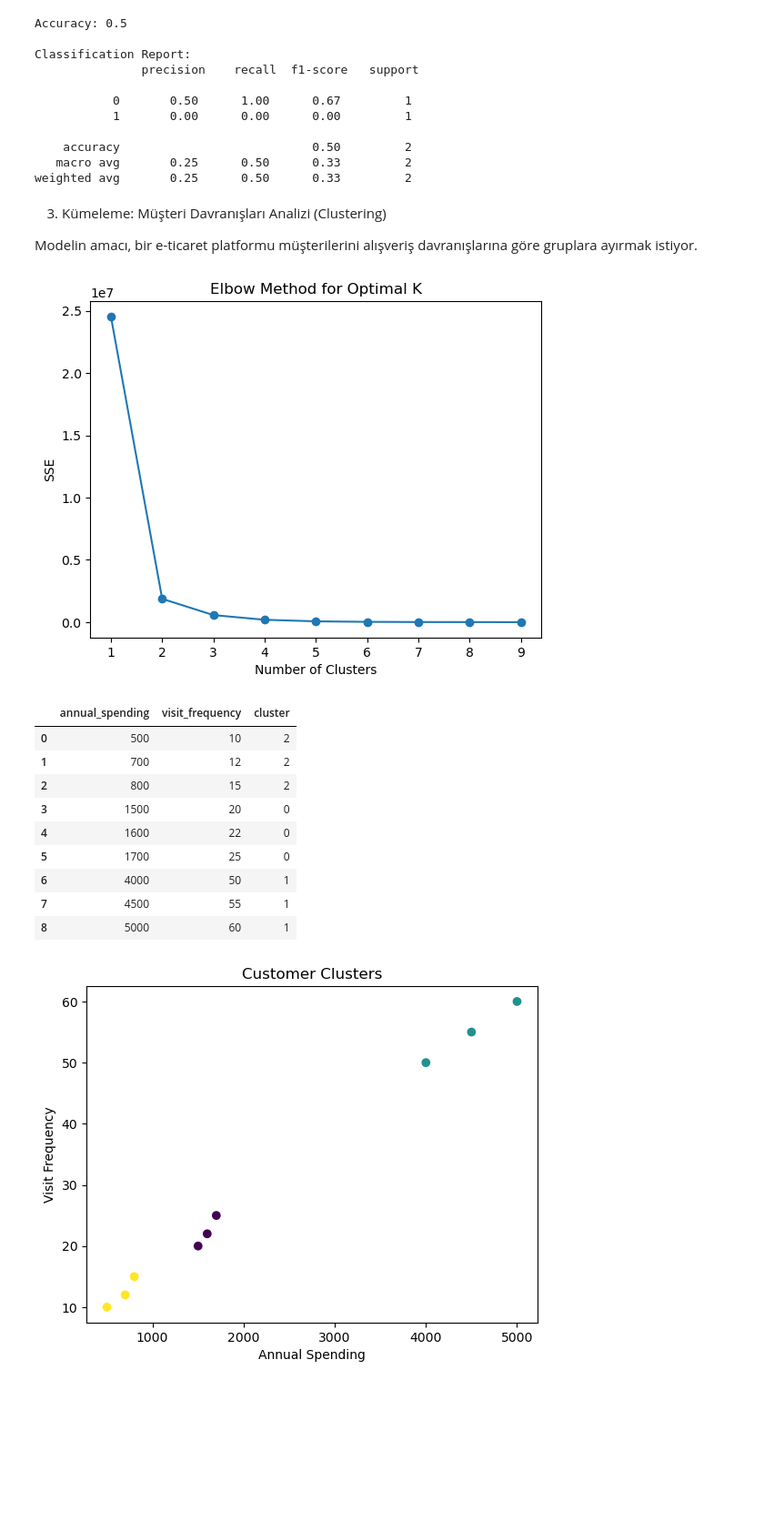
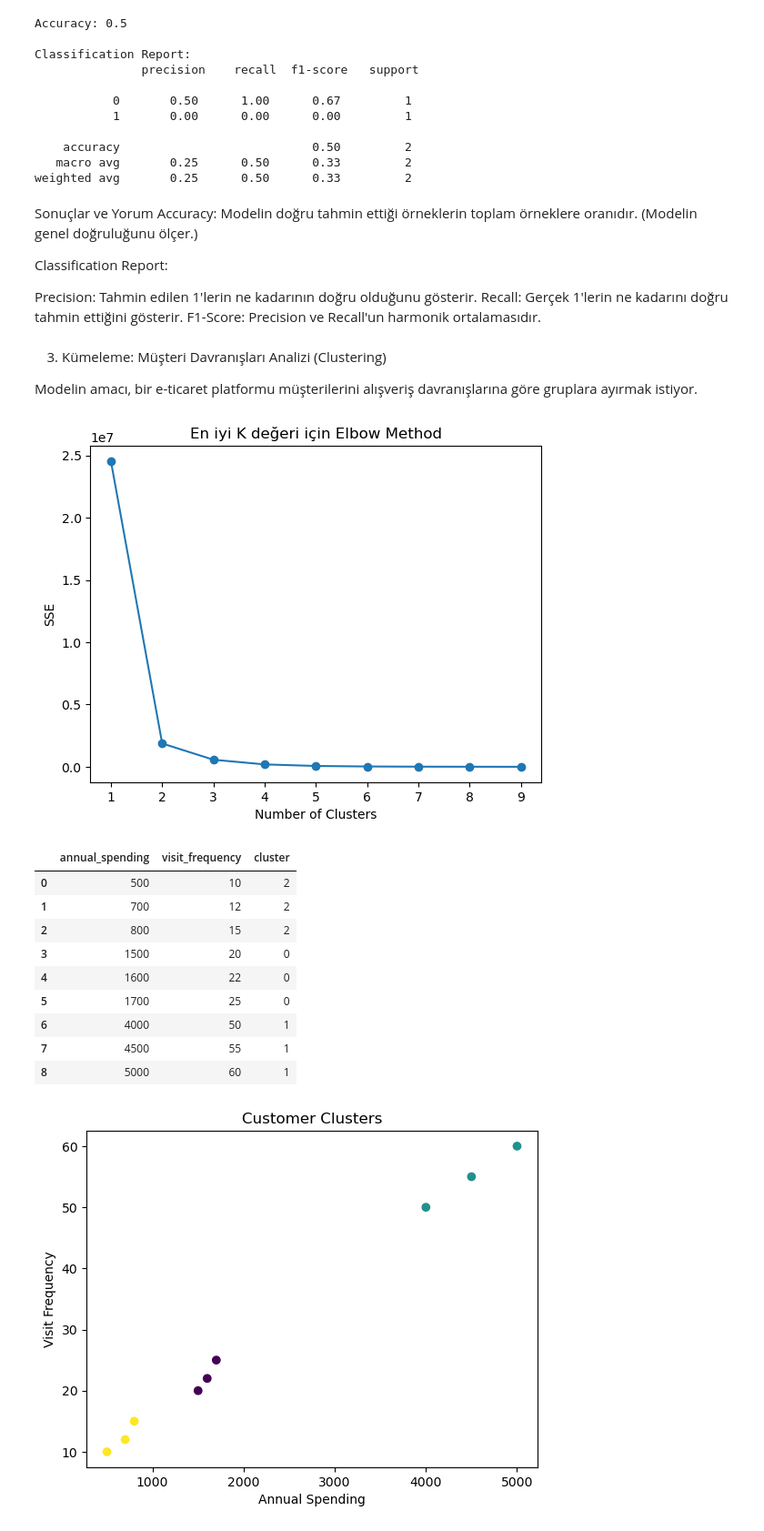
Before and after one commit to onurcakili/dataScienceRepository, a Jupyter notebook: DataScience_Python_Roadmap.ipynb, the cells around one changed output. Shown at 91% size. Drawn from its saved outputs; the diff is of its cells as text; code cells hidden in the pictures; blank space fills up the shorter version.

```diff
--- a/DataScience_Python_Roadmap.ipynb
+++ b/DataScience_Python_Roadmap.ipynb
@@ -1563,6 +1563,15 @@ Classification Report:
     accuracy                           0.50         2
    macro avg       0.25      0.50      0.33         2
 weighted avg       0.25      0.50      0.33         2
+# %% [markdown]
+Sonuçlar ve Yorum
+Accuracy: Modelin doğru tahmin ettiği örneklerin toplam örneklere oranıdır. (Modelin genel doğruluğunu ölçer.)
+
+Classification Report:
+
+Precision: Tahmin edilen 1'lerin ne kadarının doğru olduğunu gösterir.
+Recall: Gerçek 1'lerin ne kadarını doğru tahmin ettiğini gösterir.
+F1-Score: Precision ve Recall'un harmonik ortalamasıdır.
 # %% [markdown]
 3. Kümeleme: Müşteri Davranışları Analizi (Clustering)
 
@@ -1580,35 +1589,39 @@ data = pd.DataFrame({
 X = data[['annual_spending', 'visit_frequency']]
 # %%
 # Kümeleri belirlemek için "Elbow Method"
-sse = []
-for k in range(1, 10):
+
+sse = []    # SSE (Sum of Squared Errors)
+for k in range(1, 10):  # K küme sayısı
     kmeans = KMeans(n_clusters=k, random_state=42)
-    kmeans.fit(X)
-    sse.append(kmeans.inertia_)
+    kmeans.fit(X)   # Modeli eğitiyoruz
+    sse.append(kmeans.inertia_)     # Küme içi noktaların merkezlerine olan mesafelerinin toplamı (Düşük SSE tercihtir.)
 
-# SSE grafiği
+# SSE grafiği için gerekenler
 plt.plot(range(1, 10), sse, marker='o')
 plt.xlabel('Number of Clusters')
 plt.ylabel('SSE')
-plt.title('Elbow Method for Optimal K')
+plt.title('En iyi K değeri için Elbow Method')
 plt.show()
-
-# K = 3 seçimi
-kmeans = KMeans(n_clusters=3, random_state=42)
-data['cluster'] = kmeans.fit_predict(X)
-
-data
 # %% [output]
-[figure, old version]
+[figure, new version]
-|  | annual_spending | visit_frequency | cluster |
-| 0 | 500 | 10 | 2 |
-| 1 | 700 | 12 | 2 |
-| 2 | 800 | 15 | 2 |
-| 3 | 1500 | 20 | 0 |
-| 4 | 1600 | 22 | 0 |
-| 5 | 1700 | 25 | 0 |
-| 6 | 4000 | 50 | 1 |
-| 7 | 4500 | 55 | 1 |
-| 8 | 5000 | 60 | 1 |
+# %%
+# K = 3 seçimi
+# En iyi K değeri genellikle eğrinin belirgin şekilde dirsek oluşturduğu kısımdır.
+
+kmeans = KMeans(n_clusters=3, random_state=42)
+data['cluster'] = kmeans.fit_predict(X)
+
+data
+# %% [output]
+|  | annual_spending | visit_frequency | cluster |
+| 0 | 500 | 10 | 2 |
+| 1 | 700 | 12 | 2 |
+| 2 | 800 | 15 | 2 |
+| 3 | 1500 | 20 | 0 |
+| 4 | 1600 | 22 | 0 |
+| 5 | 1700 | 25 | 0 |
+| 6 | 4000 | 50 | 1 |
+| 7 | 4500 | 55 | 1 |
+| 8 | 5000 | 60 | 1 |
 # %%
 # Kümeleri görselleştirme
```
Also changed, not shown: parts of 6 cells of this notebook.
